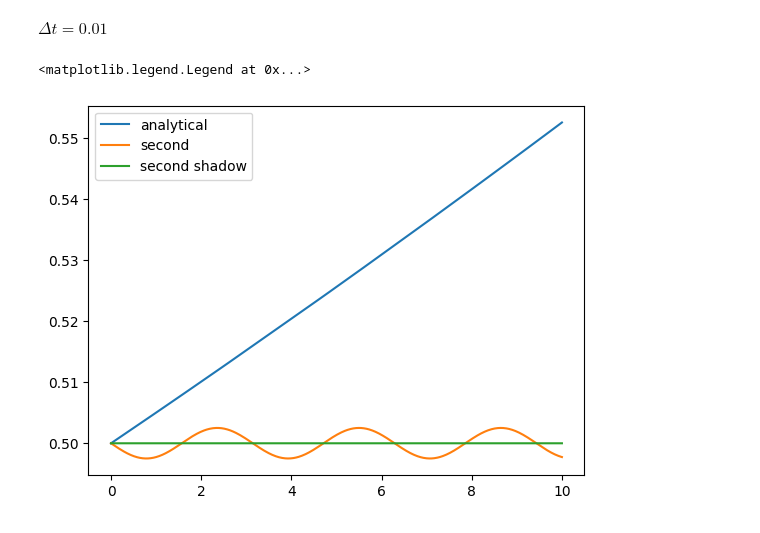
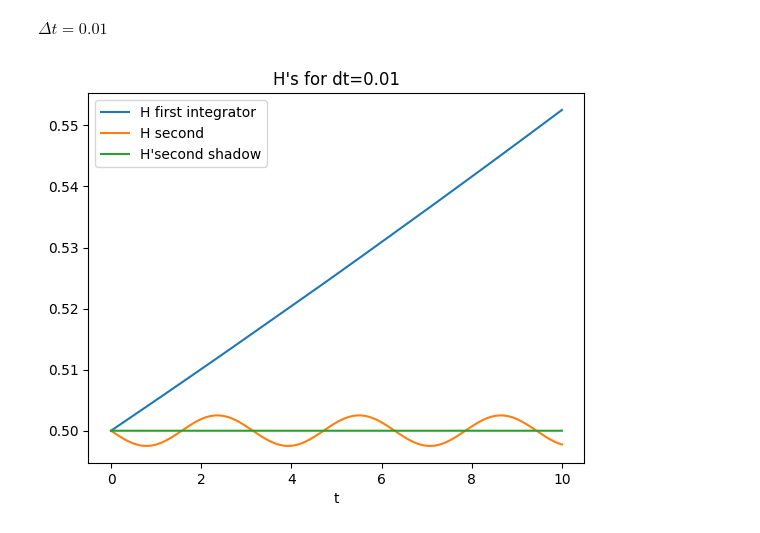
Before and after one commit to ivergro/Soft-Matter-Physics, a Jupyter notebook: Exercise_10/results.ipynb, the cells around one changed output. Cells and saved outputs as stored; diff of their text form; code cells hidden in the pictures.

```diff
--- a/Exercise_10/results.ipynb
+++ b/Exercise_10/results.ipynb
@@ -27,10 +27,10 @@ filename_first = r"data/ex_1/first_euler_dt=0.010000_"
 filename_second = r"./data/ex_1/second_euler_dt=0.010000_"
 filename_analytical = r"./data/ex_1/analytical_hc_dt=0.010000_"
 
-xvals_first = load_vector(filename_first + "x_vals")
-pvals_first = load_vector(filename_first + "p_vals")
-xvals_second = load_vector(filename_second + "x_vals")
-pvals_second = load_vector(filename_second + "p_vals")
+xvals_first_t1 = load_vector(filename_first + "x_vals")
+pvals_first_t1 = load_vector(filename_first + "p_vals")
+xvals_second_t1 = load_vector(filename_second + "x_vals")
+pvals_second_t1 = load_vector(filename_second + "p_vals")
 xvals_analytical = load_vector(filename_analytical + "x_vals")
 pvals_analytical = load_vector(filename_analytical + "p_vals")
 delta_t = 0.01
@@ -173,26 +175,31 @@ k = 1
 # %% [markdown]
 $\Delta t = 0.01$
 # %%
-dt = 0.01
-ts = np.linspace(0,T, num=int(T/dt))
-H_analytical = np.zeros(len(ts))
-H_first = np.zeros(len(ts))
-H_second = np.zeros(len(ts))
-H_shadow_second = np.zeros(len(ts))
-for i in range(len(ts)):
-    H_analytical[i] = H(xvals_analytical[i], pvals_analytical[i],k,m)
-    H_first[i] = H(xvals_first[i], pvals_first[i],k,m)
-    H_second[i] = H(xvals_second[i], pvals_second[i],k,m)
-    H_shadow_second[i] = H_shadow(xvals_second[i], pvals_second[i],k,m,dt)
 
-fig,ax = plt.subplots()
+def plot_Hs_t1():
+    dt = 0.01
+    ts = np.linspace(0,T, num=int(T/dt))
+    H_analytical = np.zeros(len(ts))
+    H_first = np.zeros(len(ts))
+    H_second = np.zeros(len(ts))
+    H_shadow_second = np.zeros(len(ts))
 
-ax.plot(ts, H_analytical, label="analytical")
-ax.plot(ts, H_first, label="first")
-ax.plot(ts, H_second, label="second")
-ax.plot(ts, H_shadow_second, label="second shadow")
+    for i in range(len(ts)):
+        H_analytical[i] = H(xvals_analytical[i], pvals_analytical[i],k,m)
+        H_first[i] = H(xvals_first_t1[i], pvals_first_t1[i],k,m)
+        H_second[i] = H(xvals_second_t1[i], pvals_second_t1[i],k,m)
+        H_shadow_second[i] = H_shadow(xvals_second_t1[i], pvals_second_t1[i],k,m,dt)
 
-ax.legend()
+    fig,ax = plt.subplots()
+
+    # ax.plot(ts, H_analytical, label="analytical")
+    ax.plot(ts, H_first, label="H first integrator")
+    ax.plot(ts, H_second, label="H second")
+    ax.plot(ts, H_shadow_second, label="H'second shadow")
+    ax.set_title("H's for dt=0.01")
+    ax.set_xlabel("t")
+
+    ax.legend()
+plot_Hs_t1()
 # %% [output]
-<matplotlib.legend.Legend at 0x...>
-[figure, old version]
+[figure, new version]
```
Also changed, not shown: parts of 19 cells of this notebook, 5 other files.
